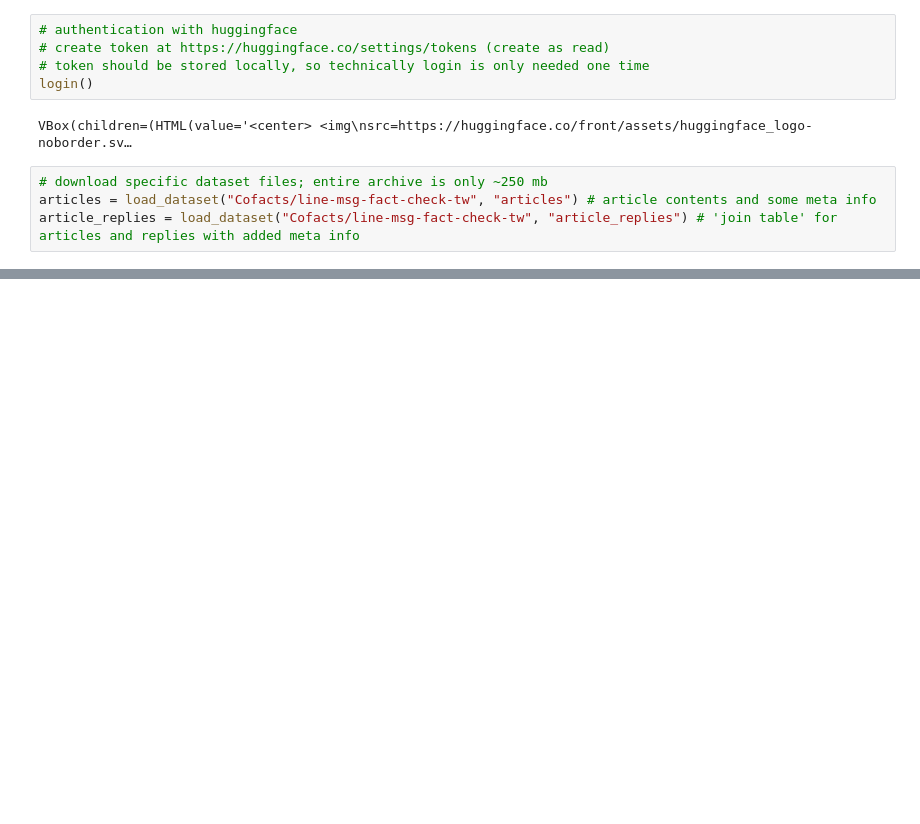
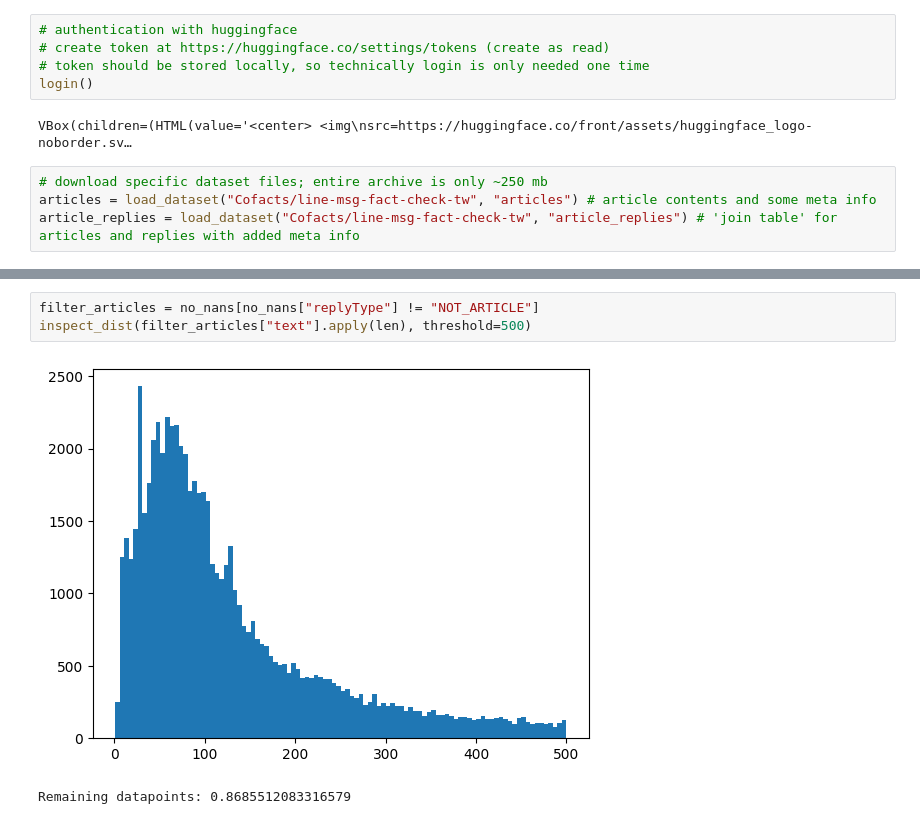
Before and after one commit to WilliamPLaCroix/NN-SoftP, a Jupyter notebook: cofacts.ipynb, the cells around one changed output, grey strips where cells are left out. Drawn from its saved outputs; the diff is of its cells as text; blank space fills up the shorter version.

```diff
--- a/cofacts.ipynb
+++ b/cofacts.ipynb
@@ -29,0 +127,6 @@ articles_replies_df.head()
+# %%
+filter_articles = no_nans[no_nans["replyType"] != "NOT_ARTICLE"]
+inspect_dist(filter_articles["text"].apply(len), threshold=500)
+# %% [output]
+[figure, added]
+Remaining datapoints: 0.8685512083316579
```
Also changed, not shown: parts of 16 cells of this notebook.
